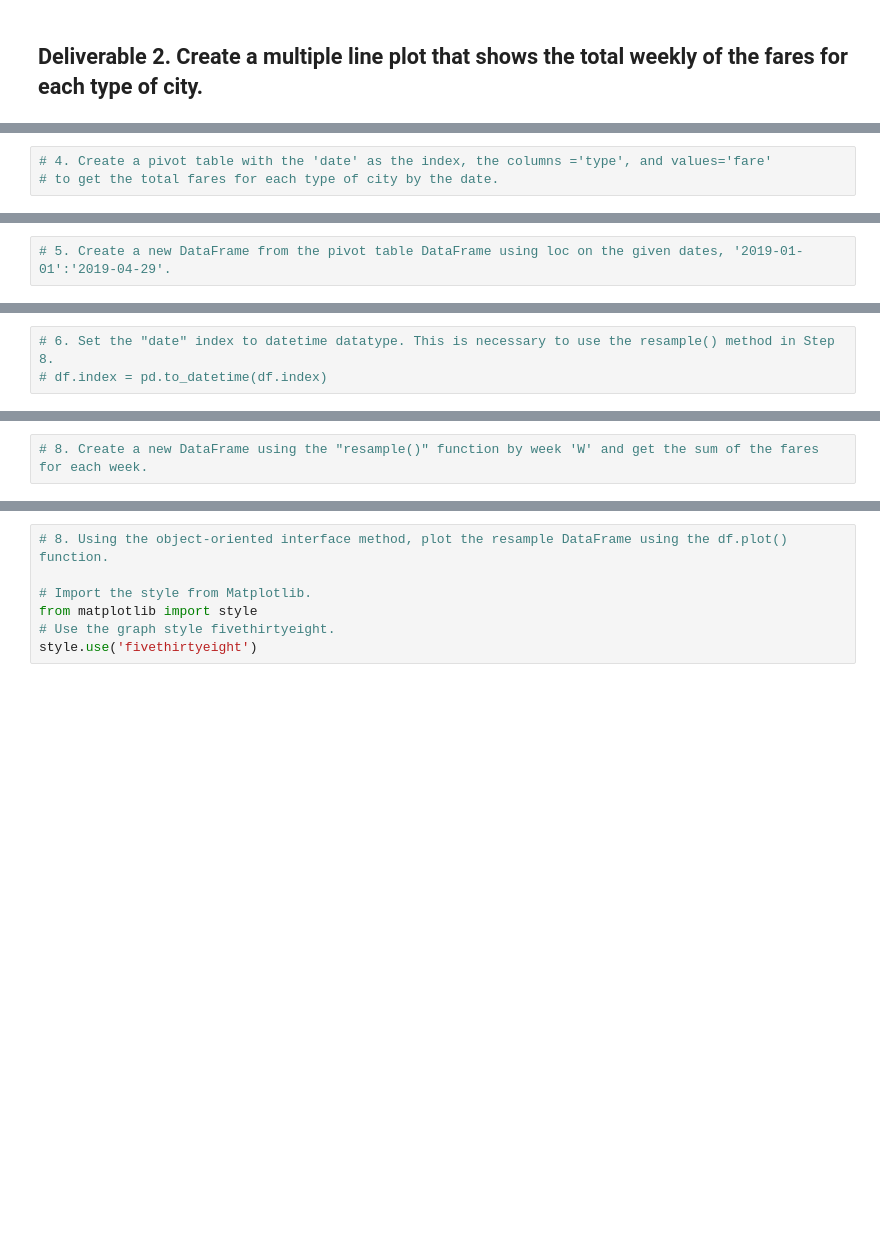
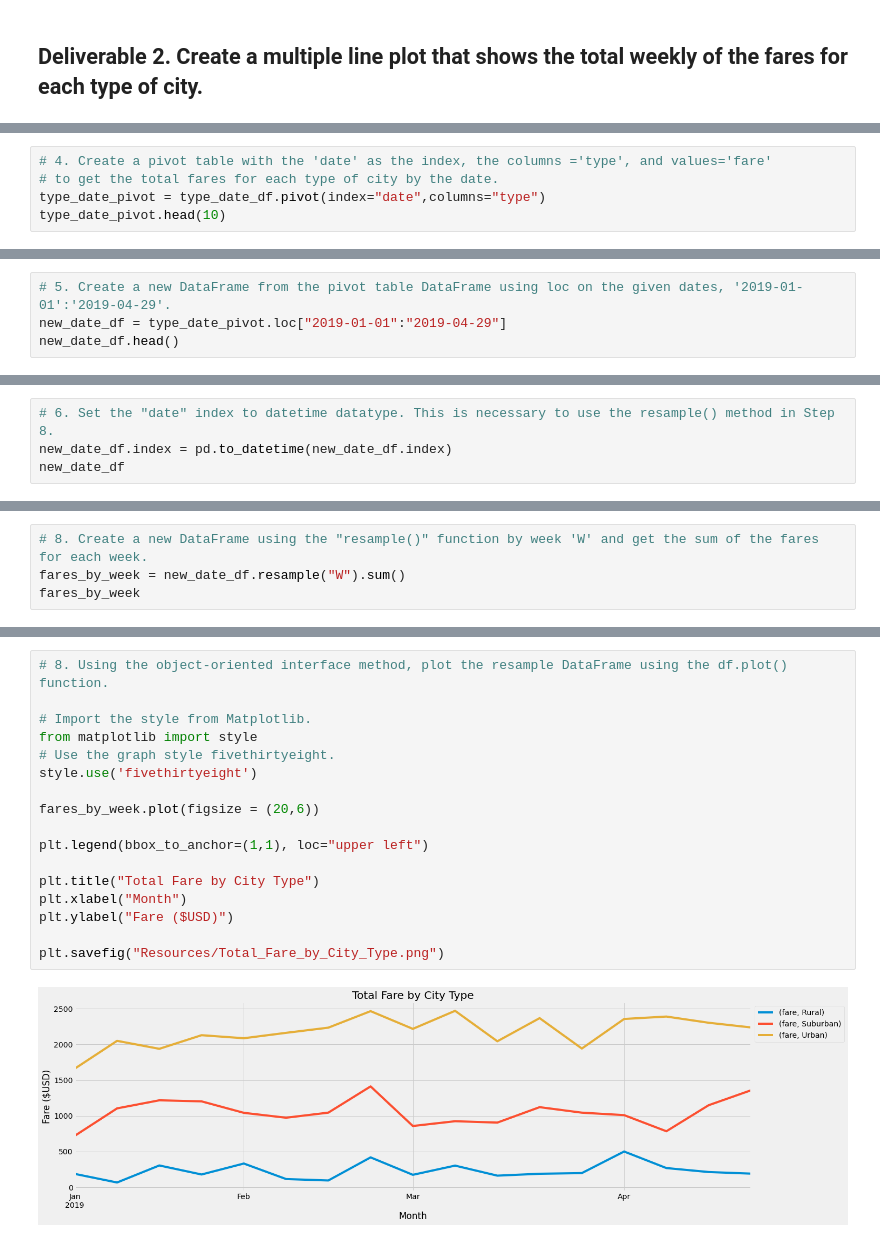
Before and after one commit to arlenawu/pyber-analysis, a Jupyter notebook: PyBer_Challenge_starter_code.ipynb, the cells around one changed output, grey strips where cells are left out. Saved outputs shown, nothing was run; the diff lists cells and outputs as text; blank space fills up the shorter version.

```diff
--- a/PyBer_Challenge_starter_code.ipynb
+++ b/PyBer_Challenge_starter_code.ipynb
@@ -63,3 +177,5 @@ pyber_summary_df.index.name = None
 # %%
 # 4. Create a pivot table with the 'date' as the index, the columns ='type', and values='fare'
 # to get the total fares for each type of city by the date.
+type_date_pivot = type_date_df.pivot(index="date",columns="type")
+type_date_pivot.head(10)
@@ -66,2 +196,4 @@ pyber_summary_df.index.name = None
 # %%
 # 5. Create a new DataFrame from the pivot table DataFrame using loc on the given dates, '2019-01-01':'2019-04-29'.
+new_date_df = type_date_pivot.loc["2019-01-01":"2019-04-29"]
+new_date_df.head()
@@ -68,3 +209,4 @@ pyber_summary_df.index.name = None
 # %%
 # 6. Set the "date" index to datetime datatype. This is necessary to use the resample() method in Step 8.
-# df.index = pd.to_datetime(df.index)
+new_date_df.index = pd.to_datetime(new_date_df.index)
+new_date_df
@@ -73,2 +243,4 @@ pyber_summary_df.index.name = None
 # %%
 # 8. Create a new DataFrame using the "resample()" function by week 'W' and get the sum of the fares for each week.
+fares_by_week = new_date_df.resample("W").sum()
+fares_by_week
@@ -75,7 +268,19 @@ pyber_summary_df.index.name = None
 # %%
 # 8. Using the object-oriented interface method, plot the resample DataFrame using the df.plot() function.
 
 # Import the style from Matplotlib.
 from matplotlib import style
 # Use the graph style fivethirtyeight.
 style.use('fivethirtyeight')
+
+fares_by_week.plot(figsize = (20,6))
+
+plt.legend(bbox_to_anchor=(1,1), loc="upper left")
+
+plt.title("Total Fare by City Type")
+plt.xlabel("Month")
+plt.ylabel("Fare ($USD)")
+
+plt.savefig("Resources/Total_Fare_by_City_Type.png")
+# %% [output]
+[figure, added]
```
Also changed, not shown: parts of 20 cells of this notebook, 3 other files.
